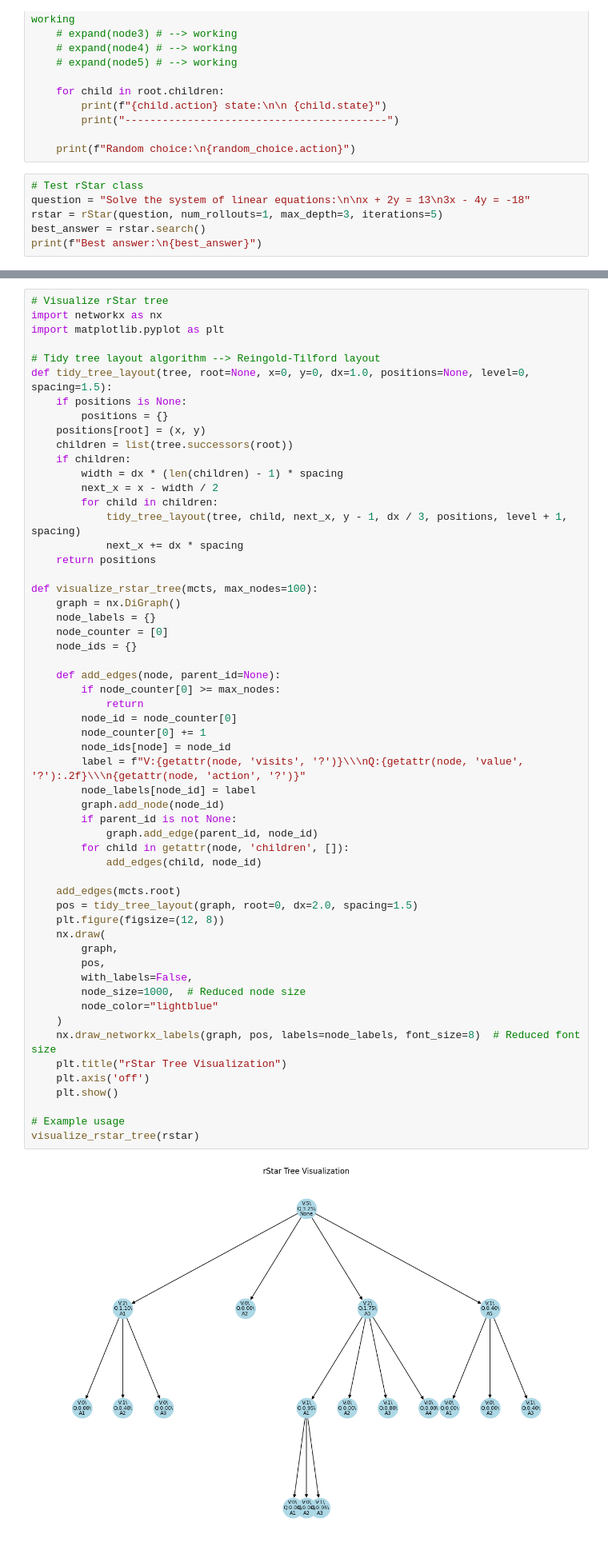
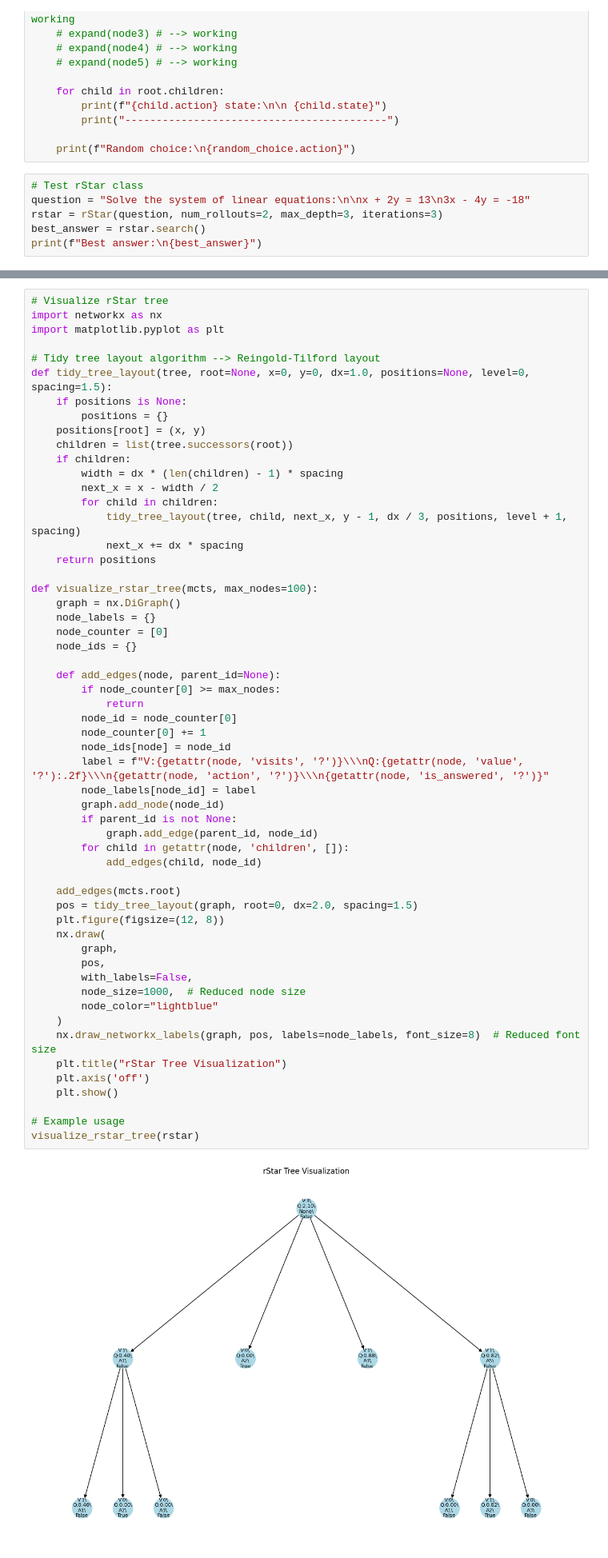
Before and after one commit to npastrami/LLM-Research, a Jupyter notebook: notebooks/rstar-math-1.ipynb, the cells around one changed output, grey strips where cells are left out. Shown at 80% size. Saved outputs shown, nothing was run; the diff lists cells and outputs as text.

Commit message:
Fixing is_answered logic

```diff
--- a/notebooks/rstar-math-1.ipynb
+++ b/notebooks/rstar-math-1.ipynb
@@ -503,7 +513,7 @@ if __name__ == "__main__":
 # %%
 # Test rStar class
 question = "Solve the system of linear equations:\n\nx + 2y = 13\n3x - 4y = -18"
-rstar = rStar(question, num_rollouts=1, max_depth=3, iterations=5)
+rstar = rStar(question, num_rollouts=2, max_depth=3, iterations=3)
 best_answer = rstar.search()
 print(f"Best answer:\n{best_answer}")
 # %% [output]
@@ -553,32 +563,32 @@ def visualize_rstar_tree(mcts, max_nodes=100):
         if node_counter[0] >= max_nodes:
             return
         node_id = node_counter[0]
         node_counter[0] += 1
         node_ids[node] = node_id
-        label = f"V:{getattr(node, 'visits', '?')}\\\nQ:{getattr(node, 'value', '?'):.2f}\\\n{getattr(node, 'action', '?')}"
+        label = f"V:{getattr(node, 'visits', '?')}\\\nQ:{getattr(node, 'value', '?'):.2f}\\\n{getattr(node, 'action', '?')}\\\n{getattr(node, 'is_answered', '?')}"
         node_labels[node_id] = label
         graph.add_node(node_id)
         if parent_id is not None:
             graph.add_edge(parent_id, node_id)
         for child in getattr(node, 'children', []):
             add_edges(child, node_id)
 
     add_edges(mcts.root)
     pos = tidy_tree_layout(graph, root=0, dx=2.0, spacing=1.5)
     plt.figure(figsize=(12, 8))
     nx.draw(
         graph,
         pos,
         with_labels=False,
         node_size=1000,  # Reduced node size
         node_color="lightblue"
     )
     nx.draw_networkx_labels(graph, pos, labels=node_labels, font_size=8)  # Reduced font size
     plt.title("rStar Tree Visualization")
     plt.axis('off')
     plt.show()
 
 # Example usage
 visualize_rstar_tree(rstar)
 # %% [output]
-[figure, old version]
+[figure, new version]
```
Also changed, not shown: parts of 2 cells of this notebook.
